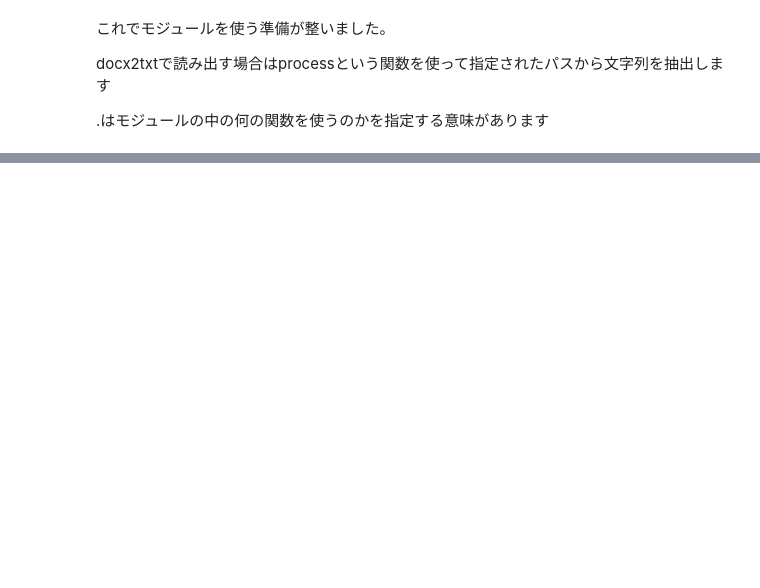
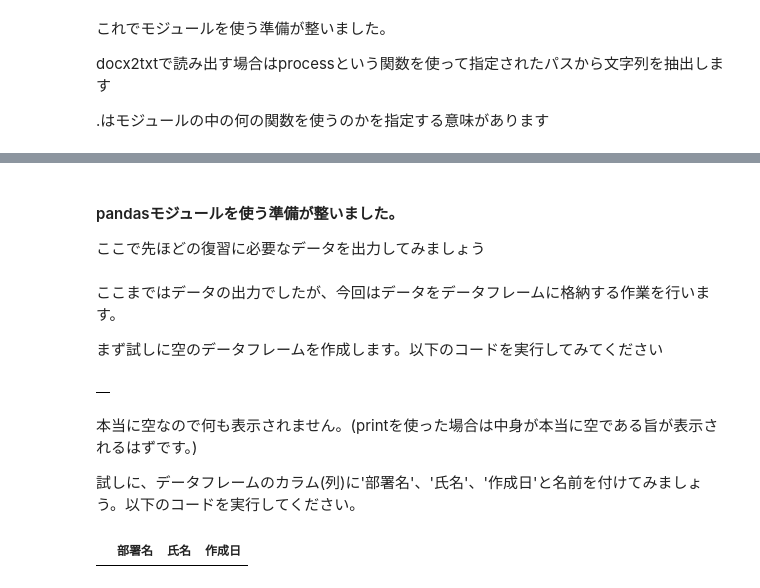
Before and after one commit to HinataKikuchi/Python_study_group, a Jupyter notebook: Lesson0.ipynb, the cells around one changed output, grey strips where cells are left out. Drawn from its saved outputs; the diff is of its cells as text; code cells hidden in the pictures; blank space fills up the shorter version.

```diff
--- a/Lesson0.ipynb
+++ b/Lesson0.ipynb
@@ -288,0 +355,4 @@ text.split('\n')
+# %% [markdown]
+#### pandasモジュールを使う準備が整いました。
+
+ここで先ほどの復習に必要なデータを出力してみましょう
@@ -288,0 +361,18 @@ text.split('\n')
+# %% [markdown]
+ここまではデータの出力でしたが、今回はデータをデータフレームに格納する作業を行います。
+
+まず試しに空のデータフレームを作成します。以下のコードを実行してみてください
+# %%
+df = pandas.DataFrame()
+df
+# %% [output]
+|  |
+# %% [markdown]
+本当に空なので何も表示されません。(printを使った場合は中身が本当に空である旨が表示されるはずです。)
+
+試しに、データフレームのカラム(列)に'部署名'、'氏名'、'作成日'と名前を付けてみましょう。以下のコードを実行してください。
+# %%
+df = pandas.DataFrame(columns=['部署名', '氏名', '作成日'])
+df
+# %% [output]
+|  | 部署名 | 氏名 | 作成日 |
```
Also changed, not shown: parts of 82 cells of this notebook.
